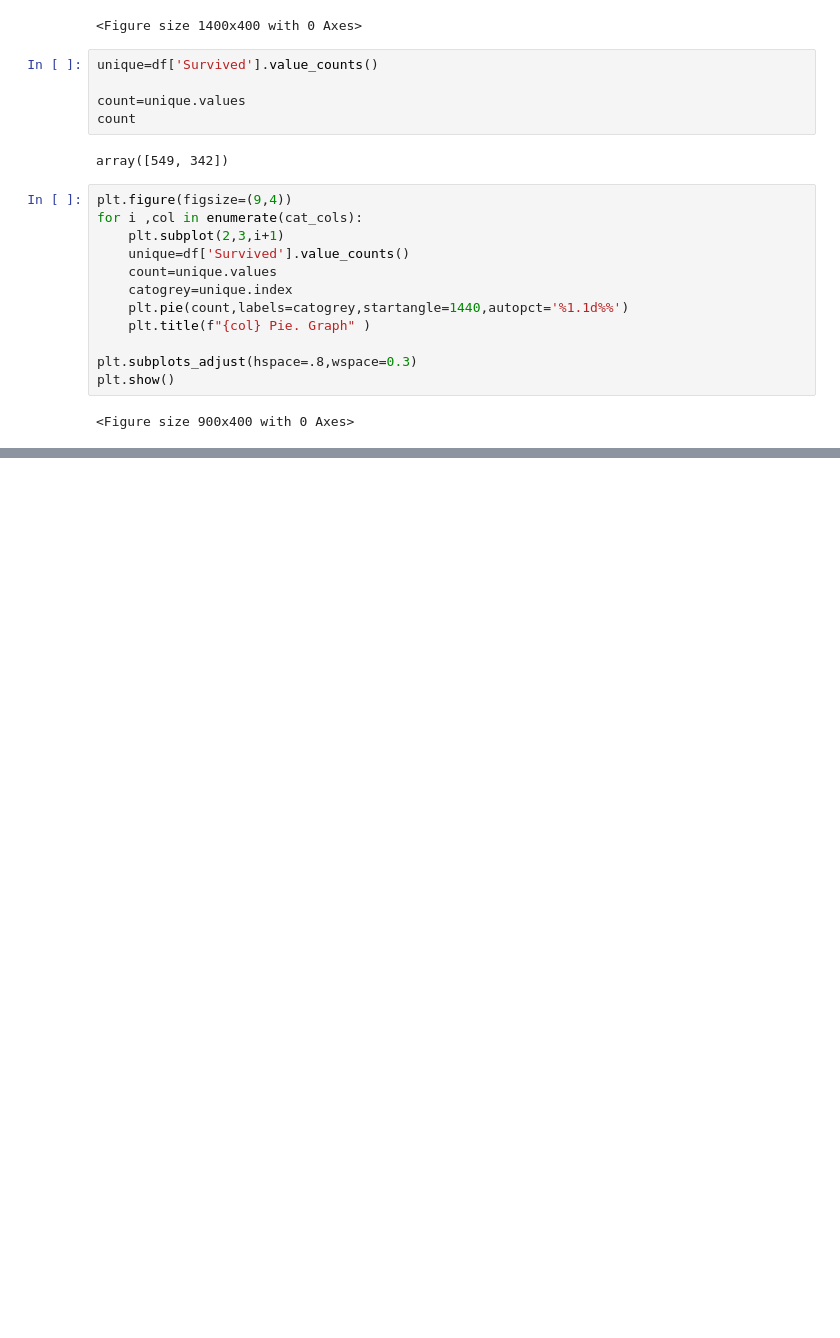
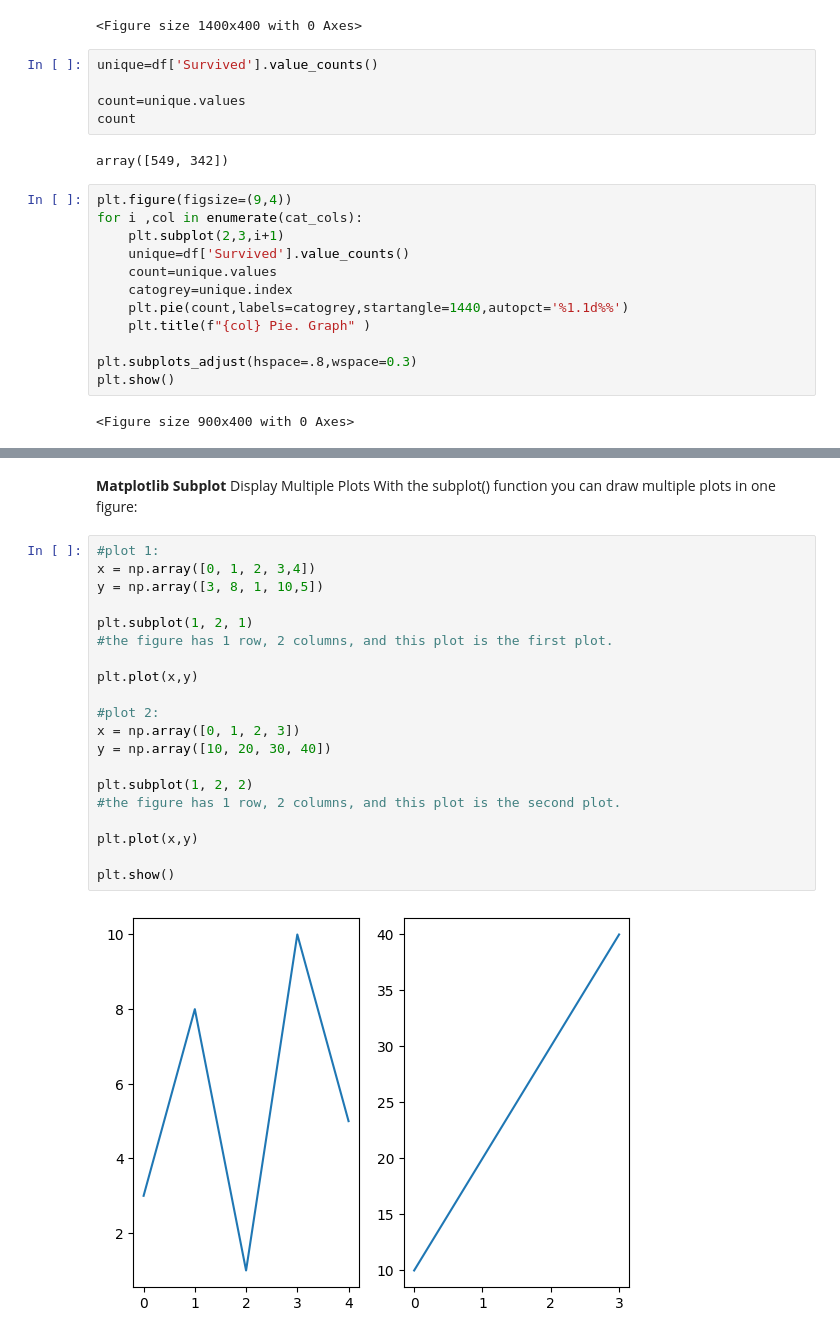
Before and after one commit to salahkhafaga1/ai_deploma_master, a Jupyter notebook: code/matplotlib.ipynb, the cells around one changed output, grey strips where cells are left out. Drawn from its saved outputs; the diff is of its cells as text; blank space fills up the shorter version.

```diff
--- a/code/matplotlib.ipynb
+++ b/code/matplotlib.ipynb
@@ -39,0 +73,26 @@ plt.show()
+# %% [markdown]
+**Matplotlib Subplot**
+Display Multiple Plots
+With the subplot() function you can draw multiple plots in one figure:
+# %%
+#plot 1:
+x = np.array([0, 1, 2, 3,4])
+y = np.array([3, 8, 1, 10,5])
+
+plt.subplot(1, 2, 1)
+#the figure has 1 row, 2 columns, and this plot is the first plot.
+
+plt.plot(x,y)
+
+#plot 2:
+x = np.array([0, 1, 2, 3])
+y = np.array([10, 20, 30, 40])
+
+plt.subplot(1, 2, 2)
+#the figure has 1 row, 2 columns, and this plot is the second plot.
+
+plt.plot(x,y)
+
+plt.show()
+# %% [output]
+[figure, added]
```
Also changed, not shown: parts of 11 cells of this notebook.
